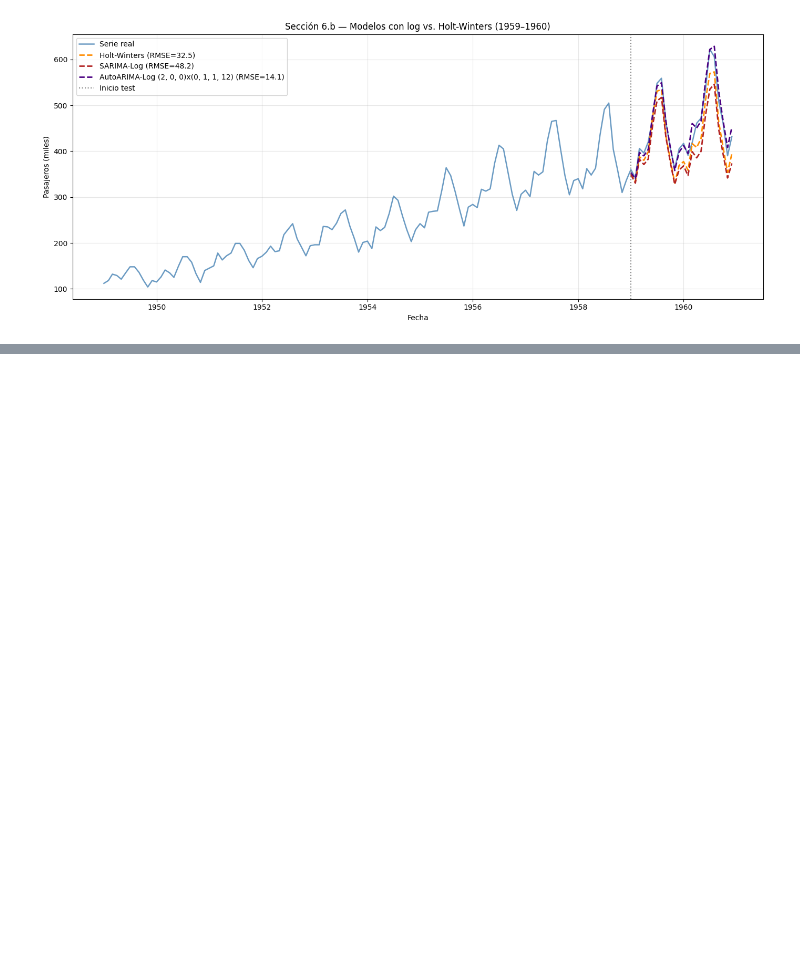
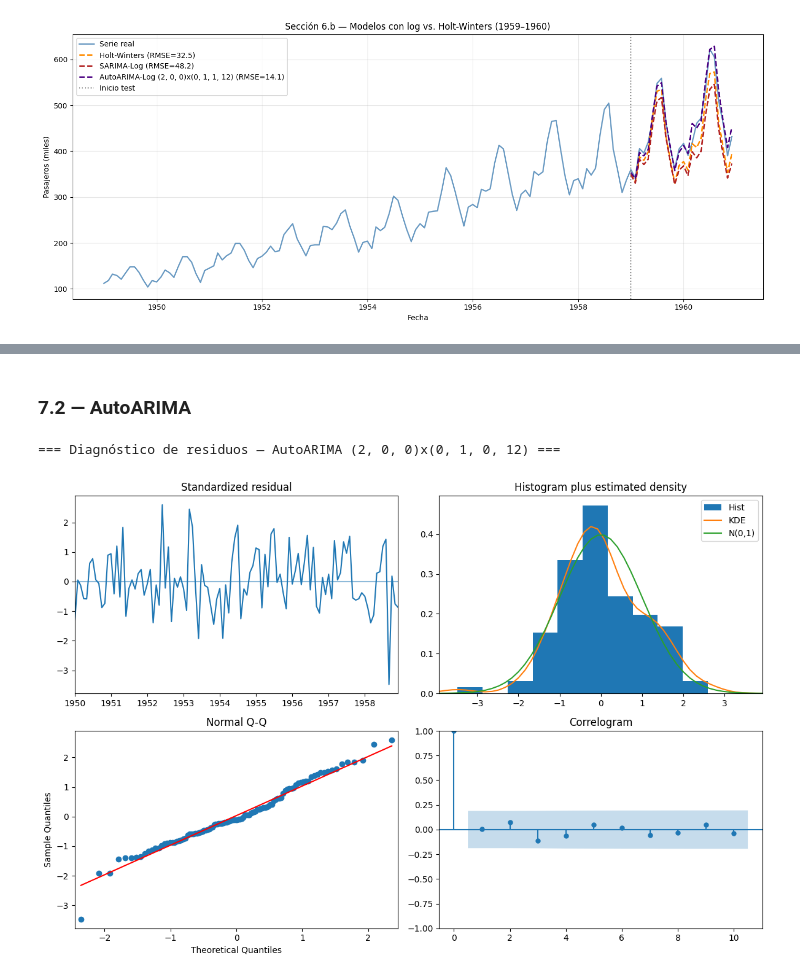
Before and after one commit to jbrazonath/Analisis-de-Series-de-Tiempo, a Jupyter notebook: Proyecto_Series_Tiempo.ipynb, the cells around one changed output, grey strips where cells are left out. Drawn from its saved outputs; the diff is of its cells as text; code cells hidden in the pictures; blank space fills up the shorter version.

```diff
--- a/Proyecto_Series_Tiempo.ipynb
+++ b/Proyecto_Series_Tiempo.ipynb
@@ -816,0 +872,10 @@ plt.tight_layout(); plt.show()
+# %% [markdown]
+### 7.2 — AutoARIMA
+# %%
+print(f"=== Diagnóstico de residuos — AutoARIMA {modelo_auto.order}x{modelo_auto.seasonal_order} ===")
+modelo_auto.plot_diagnostics(figsize=(12, 8))
+plt.tight_layout()
+plt.show()
+# %% [output]
+=== Diagnóstico de residuos — AutoARIMA (2, 0, 0)x(0, 1, 0, 12) ===
+[figure, added]
```
Also changed, not shown: parts of 23 cells of this notebook.
